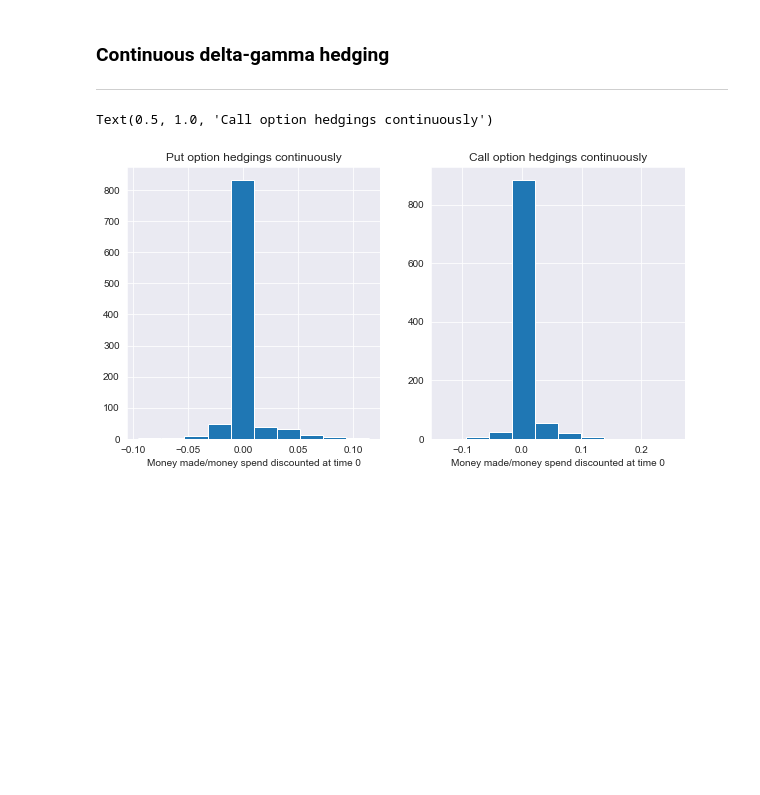
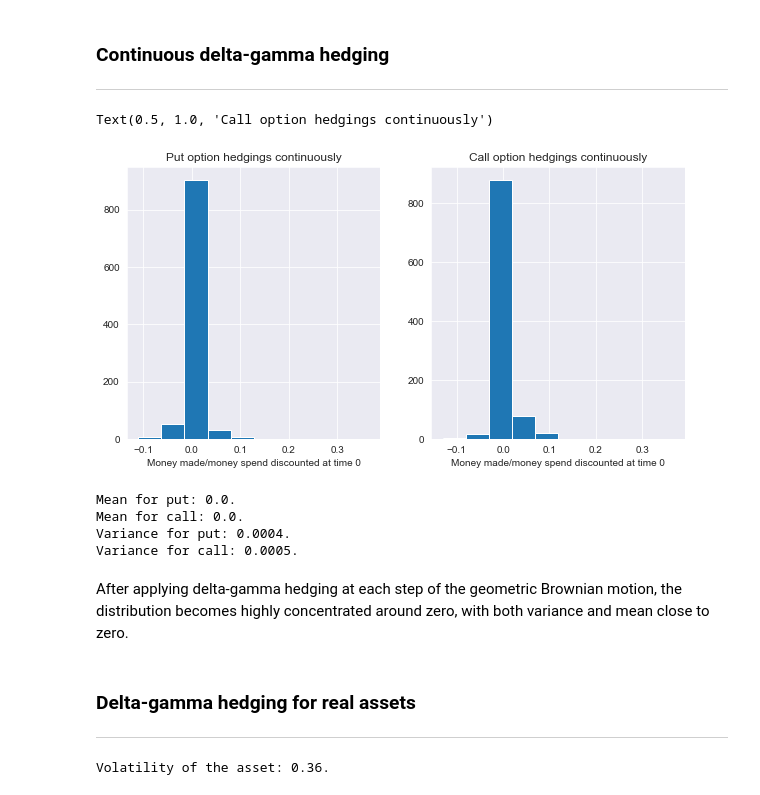
Before and after one commit to martyna-B/Computational_finance, a Jupyter notebook: List 1/List 1.ipynb, the cells around one changed output. Cells and saved outputs as stored; diff of their text form; code cells hidden in the pictures; blank space fills up the shorter version.

Commit message:
Delta-gamma hedging for real data added

```diff
--- a/List 1/List 1.ipynb
+++ b/List 1/List 1.ipynb
@@ -165,10 +223,10 @@ Text(0.5, 1.0, 'Call option one hedging')
 
 K = 110
 r = 0.04
-value_put_two_hedge = np.zeros(10000)
-value_call_two_hedge = np.zeros(10000)
+value_put_two_hedge = np.zeros(1000)
+value_call_two_hedge = np.zeros(1000)
 
-for mcs in np.arange(10000):
+for mcs in np.arange(1000):
     gbm = GBM(0.2, 0.04, 100)
 
     option_market_put = Option(K, gbm, "put")
@@ -269,10 +323,10 @@ K_put = 100
 
 r = 0.04
 
-value_put_one_hedge_dg = np.zeros(10000)
-value_call_one_hedge_dg = np.zeros(10000)
+value_put_one_hedge_dg = np.zeros(1000)
+value_call_one_hedge_dg = np.zeros(1000)
 
-for mcs in np.arange(10000):
+for mcs in np.arange(1000):
 
     gbm = GBM(0.2, 0.04, 100)
 
@@ -315,10 +369,10 @@ K_put = 100
 
 r = 0.04
 
-value_put_two_hedge_dg = np.zeros(10000)
-value_call_two_hedge_dg = np.zeros(10000)
+value_put_two_hedge_dg = np.zeros(1000)
+value_call_two_hedge_dg = np.zeros(1000)
 
-for mcs in np.arange(10000):
+for mcs in np.arange(1000):
 
     gbm = GBM(0.2, 0.04, 100)
 
@@ -443,12 +468,15 @@ for mcs in np.arange(1000):
+# %%
+put_values_dg = delta_gamma_hedging_cont(1000, 110, 120, "put", "call", 0.04, 0.2, 100, dt=0.01, T=2)
+call_values_dg = delta_gamma_hedging_cont(1000, 110, 100, "call", "put", 0.04, 0.2, 100, dt=0.01, T=2)
 # %%
 fig, (ax1, ax2) = plt.subplots(1, 2, figsize=(10,5))
-ax1.hist(value_put_n_hedge_dg)
+ax1.hist(put_values_dg)
 ax1.set_xlabel("Money made/money spend discounted at time 0")
 ax1.set_title("Put option hedgings continuously")
 
-ax2.hist(value_call_n_hedge_dg)
+ax2.hist(call_values_dg)
 ax2.set_xlabel("Money made/money spend discounted at time 0")
 ax2.set_title("Call option hedgings continuously")
 # %% [output]
 Text(0.5, 1.0, 'Call option hedgings continuously')
-[figure, old version]
+[figure, new version]
@@ -474,0 +483,21 @@ def DELTA_PUT(t, S, K, T, r, sigma):
+# %%
+print(f'Mean for put: {np.round(np.mean(put_values_dg), 2)}.\nMean for call: {np.round(np.mean(call_values_dg), 2)}.')
+print(f'Variance for put: {np.round(np.var(put_values_dg), 4)}.\nVariance for call: {np.round(np.var(call_values_dg), 4)}.')
+# %% [output]
+Mean for put: 0.0.
+Mean for call: 0.0.
+Variance for put: 0.0004.
+Variance for call: 0.0005.
+# %% [markdown]
+After applying delta-gamma hedging at each step of the geometric Brownian motion, the distribution becomes highly concentrated around zero, with both variance and mean close to zero.
+# %% [markdown]
+### Delta-gamma hedging for real assets
+------------------
+# %%
+kgh_stock = yf.Ticker('KGH.WA')
+historical_data = kgh_stock.history(period="2y")
+
+df = RealData(historical_data[["Close"]].iloc[-252:], 0.03)
+print(f'Volatility of the asset: {np.round(df.sigma,2)}.')
+# %% [output]
+Volatility of the asset: 0.36.
```
Also changed, not shown: parts of 28 cells of this notebook.
